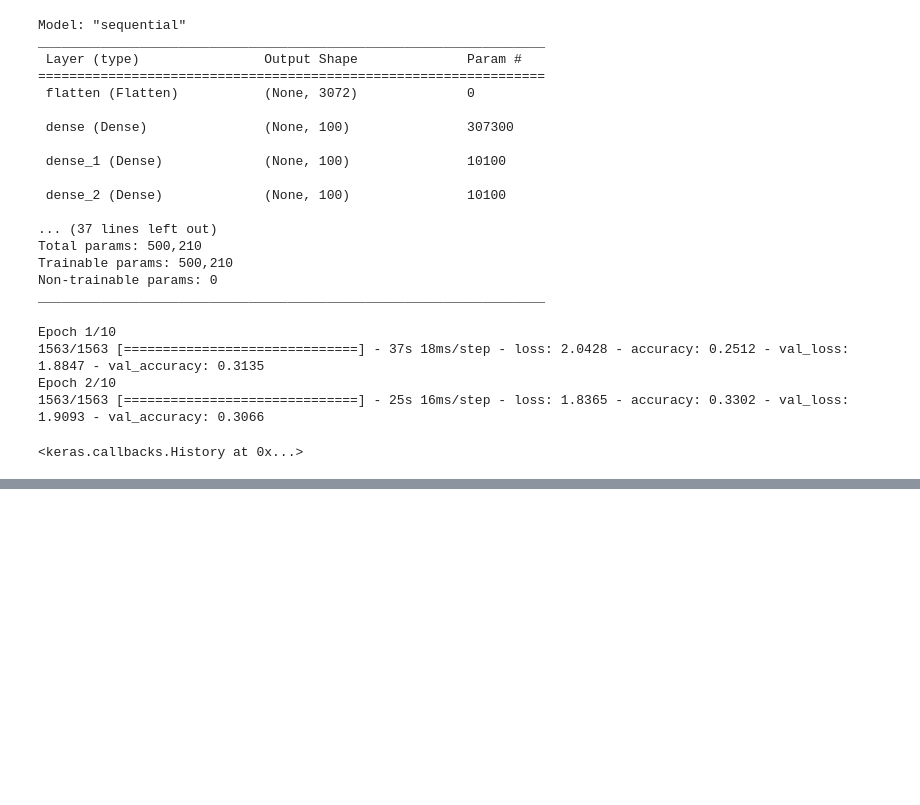
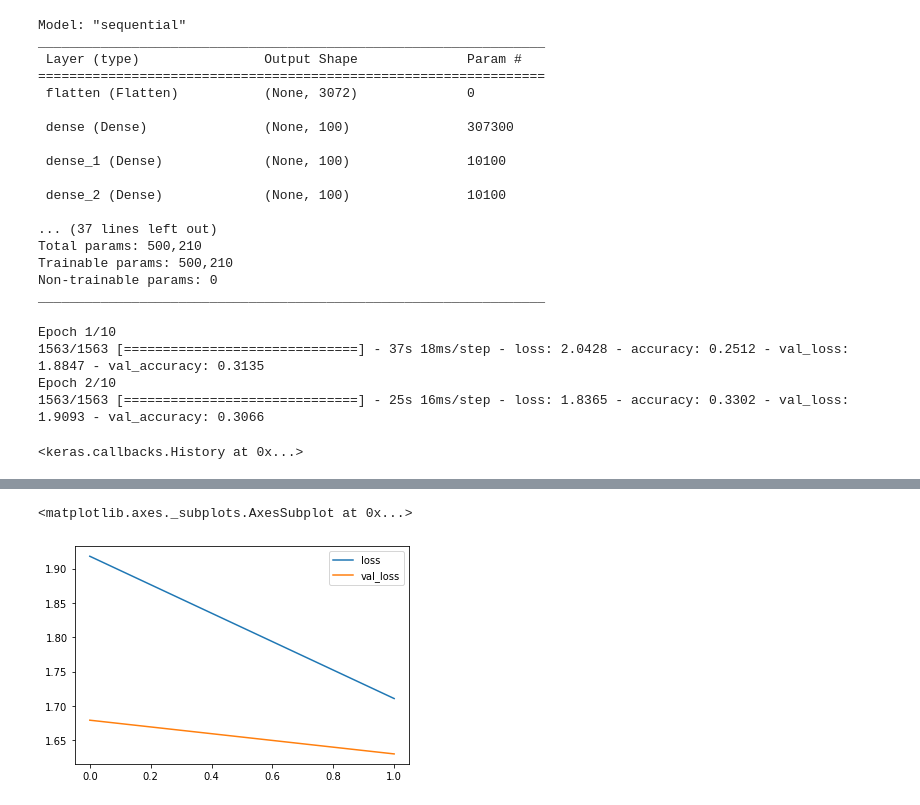
Before and after one commit to rahuljungbahadur/hands_on_ml_book, a Jupyter notebook: Exercises-chp11.ipynb, the cells around one changed output, grey strips where cells are left out. Drawn from its saved outputs; the diff is of its cells as text; code cells hidden in the pictures; blank space fills up the shorter version.

```diff
--- a/Exercises-chp11.ipynb
+++ b/Exercises-chp11.ipynb
@@ -115,0 +127,11 @@ Epoch 2/10
+# %%
+model2 = Sequential()
+
+model2.add(Flatten(input_shape=[32,32,3]))
+
+for i in range(20):
+
+  model2.add(BatchNormalization())
+  model2.add(Dense(units=100, activation=elu, kernel_initializer=he_normal, use_bias=False))
+
+model2.add(Dense(units=10, activation=softmax))
@@ -115,0 +158,4 @@ Epoch 2/10
+# %%
+model2.compile(optimizer='nadam', loss='categorical_crossentropy', metrics=['accuracy'])
+# %%
+model2.fit(x=X_train, y=y_train, validation_data=(X_test, y_test), epochs=10, callbacks=[earlyStop])
@@ -115,0 +168,5 @@ Epoch 2/10
+# %%
+pd.DataFrame(model2.history.history)[['loss', 'val_loss']].plot(kind='line')
+# %% [output]
+<matplotlib.axes._subplots.AxesSubplot at 0x...>
+[figure, added]
```
Also changed, not shown: parts of 6 cells of this notebook.
